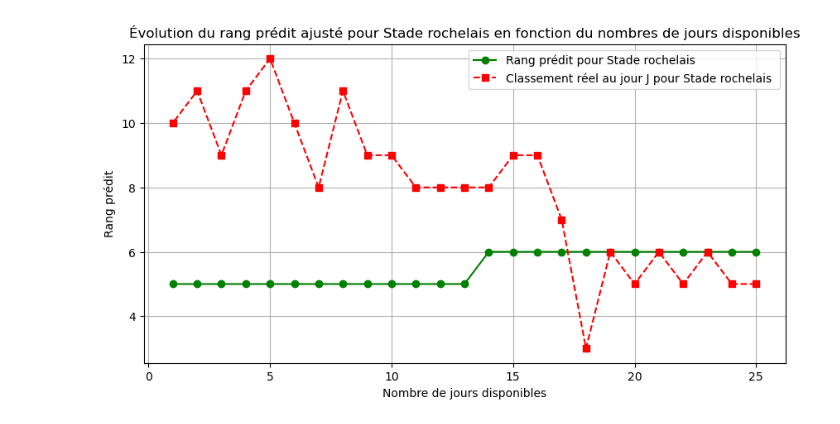
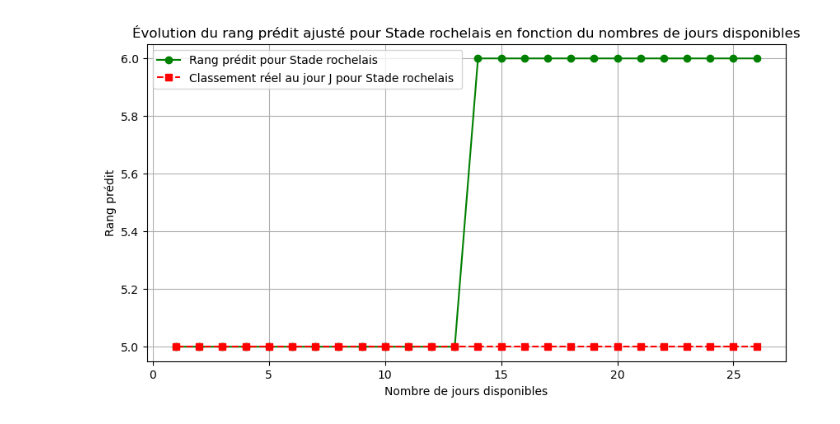
Before and after one commit to mathieuroig9/projet2AENSAE-PredictionRugby, a Jupyter notebook: scripts/plottest.ipynb, the cells around one changed output. Saved outputs shown, nothing was run; the diff lists cells and outputs as text; code cells hidden in the pictures.

Commit message:
Ajout jour 26 dans les plots

```diff
--- a/scripts/plottest.ipynb
+++ b/scripts/plottest.ipynb
@@ -33,32 +70,35 @@ plt.show()
 # %%
-# On va maintenant créer une fonction qui permet de tracer l'évolution du classement prédit d'une équipe en fonction du nombre de jours disponibles :
 import pandas as pd
 def evol_classement_prédit(Nom_de_léquipe,année): # On choisit l'équipe que l'on veut et l'année pour qu'on puisse choisir les bon tableaux contenant les prédictions : PREDICT23 pour l'année 2023 et PREDICT24 pour l'année 2024
     val_pred = []
+
     for i in range(25):
         tab = eval(f"PREDICT{année % 2000}")
         df = tab[i] # i représente le nombre de jours que l'on a pas pour faire la prédiction
         # On filtre pour obtenir le classement prédit de l'équipe que l'on souhaite
         rang_pred_adjusté = df.loc[df['Club'] == Nom_de_léquipe, 'Rang_prédit_ajusté'].values[0]
         val_pred.append(rang_pred_adjusté )
+        if i == 0 : # la prédiction pour le jour 26 et le jour 25 est la même donc on la rajoute 2 fois (on ne prend pas en compte la journée 26 car elle indique déjà le rang final)
+            val_pred.append(rang_pred_adjusté )
+
     # On crée une variable qui représentera la nombre de jour utilisé pour prédire le classement
-    y = np.linspace(25, 1, num=25)
+    y = np.linspace(26, 1, num=26)
      # On veut aussi comparer le classement prédit avec les k premiers jours avec le classement du k_ème jour :
     val_réel = []
     tab2 = X[(X['année'] == année) & (X['Club'] == Nom_de_léquipe) ].reset_index(drop=True)
-    for i in range(25,0,-1):
-        val_réel.append(tab2[f'J{i}_x'])
+    for i in range(26,0,-1):
+        val_réel.append(tab2[f'J{25}_x'])
 
 
     plt.figure(figsize=(10, 5))
     plt.plot(y, val_pred, label=f'Rang prédit pour {Nom_de_léquipe}', marker='o', linestyle='-', color='green')
     plt.plot(y, val_réel, label=f'Classement réel au jour J pour {Nom_de_léquipe} ', marker='s', linestyle='--', color='red')
     plt.xlabel('Nombre de jours disponibles')
     plt.ylabel('Rang prédit')
     plt.title(f'Évolution du rang prédit ajusté pour {Nom_de_léquipe} en fonction du nombres de jours disponibles')
     plt.legend()
     plt.grid(True)
     plt.show()
 evol_classement_prédit('Stade rochelais', 2023)
 # %% [output]
-[figure, old version]
+[figure, new version]
```
Also changed, not shown: parts of 1 cell of this notebook, 1 other file.
